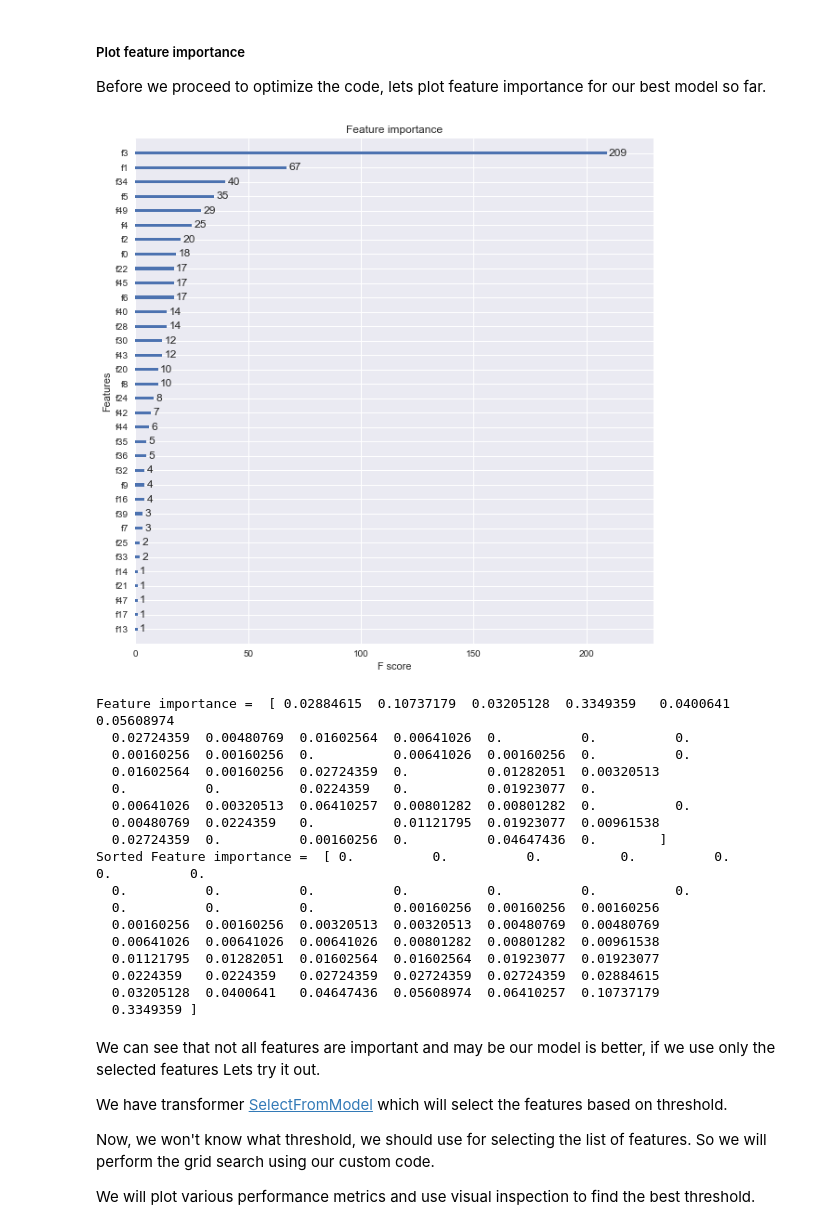
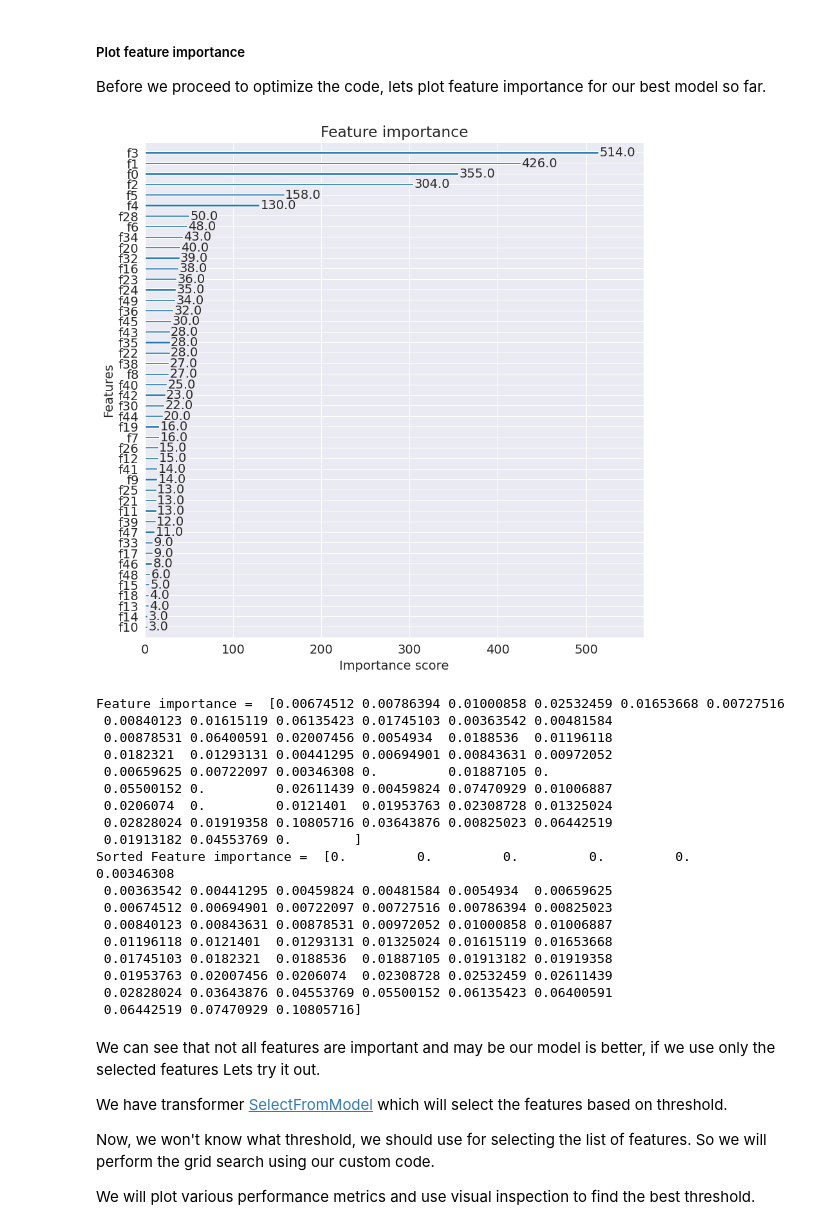
Before and after one commit to satyam20175225/Bank-Term-Deposit-Predictor, a Jupyter notebook: subscription_prediction.ipynb, the cells around one changed output. Cells and saved outputs as stored; diff of their text form; code cells hidden in the pictures.

```diff
--- a/subscription_prediction.ipynb
+++ b/subscription_prediction.ipynb
@@ -807,8 +514,8 @@ original one i.e LabelEncoder but with the signature of fit and transform differ
 # %%
-## custom LabelEncoder as the org doesn't work
+## custom LabelEncoder
 class MyLabelEncoder(preprocessing.LabelEncoder):
     """
-     custom LabelEncoder as the org doesn't work with the pipeline
+     custom LabelEncoder
     """
     def fit_transform(self, X, y=None):
         return super(MyLabelEncoder, self).fit_transform(X)
@@ -1300,14 +938,12 @@ def find_cv_model_predict(xgb_model, X, y, weight=1):
     # get prediction
     y_proba = cross_val_predict(
                 xgb_model, X, y, cv=3, method="predict_proba",
-                fit_params={'eval_metric':'auc',
-                           'sample_weight':y_wts})
+                params={'sample_weight':y_wts})
 
     # get probabilies
     y_pred = cross_val_predict(
                 xgb_model, X, y, cv=3, method="predict",
-                fit_params={'eval_metric':'auc',
-                           'sample_weight':y_wts})
+                params={'sample_weight':y_wts})
 
     # result
     res = {
@@ -1333,7 +969,7 @@ We will use the helper function find_cv_model_predict which uses cross validatio
 # we would like to split it using the stratified samples so that all the representative of each class is there
 X_train, X_test, y_train, y_test = train_test_split(X, y, stratify=y, test_size=0.3, random_state=0)
 
-xgb_model = create_xgb_clf({'scale_pos_weight':1})
+xgb_model = create_xgb_clf({'scale_pos_weight':1, 'eval_metric': 'logloss'})
 
 
 # use cross validation to find best model
@@ -1558,55 +1187,44 @@ We will classify using the important features to remove the noise.
 
 Before we proceed to optimize the code, lets plot feature importance for our best model so far.
 # %%
-
-
-
-
-#xgb_model.fit(X_train, y_train, eval_metric='auc')
-
 # get the best model with respect to recall
 best_weight = 1000
 xgb_model_best_sofar = xgb_models[best_weight]
 
-# fit the whole training set. We will later run for the better model later, but for now. Lets go with it.
-xgb_model_best_sofar.fit(X_train, y_train, eval_metric='auc')
-
+# FIX: Removed the deprecated eval_metric from the fit function
+xgb_model_best_sofar.fit(X_train, y_train)
 
 # fit the model just in case
 fig = plt.figure(figsize=(10,10))
 
 ax1 = fig.add_subplot(1,1,1)
 
 plot_importance(xgb_model_best_sofar, ax=ax1)
 
-
-# need graph viz package
-#ax2 = fig.add_subplot(1,2,2)
-#plot_tree(xgb_model, ax=ax2)
-
 plt.show()
 
 print("Feature importance = ", xgb_model_best_sofar.feature_importances_)
 print("Sorted Feature importance = ", np.sort(xgb_model_best_sofar.feature_importances_))
 # %% [output]
-[figure, old version]
+[figure, new version]
-Feature importance =  [ 0.02884615  0.10737179  0.03205128  0.3349359   0.0400641   0.05608974
-  0.02724359  0.00480769  0.01602564  0.00641026  0.          0.          0.
-  0.00160256  0.00160256  0.          0.00641026  0.00160256  0.          0.
-  0.01602564  0.00160256  0.02724359  0.          0.01282051  0.00320513
-  0.          0.          0.0224359   0.          0.01923077  0.
-  0.00641026  0.00320513  0.06410257  0.00801282  0.00801282  0.          0.
-  0.00480769  0.0224359   0.          0.01121795  0.01923077  0.00961538
-  0.02724359  0.          0.00160256  0.          0.04647436  0.        ]
-Sorted Feature importance =  [ 0.          0.          0.          0.          0.          0.          0.
-  0.          0.          0.          0.          0.          0.          0.
-  0.          0.          0.          0.00160256  0.00160256  0.00160256
-  0.00160256  0.00160256  0.00320513  0.00320513  0.00480769  0.00480769
-  0.00641026  0.00641026  0.00641026  0.00801282  0.00801282  0.00961538
-  0.01121795  0.01282051  0.01602564  0.01602564  0.01923077  0.01923077
-  0.0224359   0.0224359   0.02724359  0.02724359  0.02724359  0.02884615
-  0.03205128  0.0400641   0.04647436  0.05608974  0.06410257  0.10737179
-  0.3349359 ]
+Feature importance =  [0.00674512 0.00786394 0.01000858 0.02532459 0.01653668 0.00727516
+ 0.00840123 0.01615119 0.06135423 0.01745103 0.00363542 0.00481584
+ 0.00878531 0.06400591 0.02007456 0.0054934  0.0188536  0.01196118
+ 0.0182321  0.01293131 0.00441295 0.00694901 0.00843631 0.00972052
+ 0.00659625 0.00722097 0.00346308 0.         0.01887105 0.
+ 0.05500152 0.         0.02611439 0.00459824 0.07470929 0.01006887
+ 0.0206074  0.         0.0121401  0.01953763 0.02308728 0.01325024
+ 0.02828024 0.01919358 0.10805716 0.03643876 0.00825023 0.06442519
+ 0.01913182 0.04553769 0.        ]
+Sorted Feature importance =  [0.         0.         0.         0.         0.         0.00346308
+ 0.00363542 0.00441295 0.00459824 0.00481584 0.0054934  0.00659625
+ 0.00674512 0.00694901 0.00722097 0.00727516 0.00786394 0.00825023
+ 0.00840123 0.00843631 0.00878531 0.00972052 0.01000858 0.01006887
+ 0.01196118 0.0121401  0.01293131 0.01325024 0.01615119 0.01653668
+ 0.01745103 0.0182321  0.0188536  0.01887105 0.01913182 0.01919358
+ 0.01953763 0.02007456 0.0206074  0.02308728 0.02532459 0.02611439
+ 0.02828024 0.03643876 0.04553769 0.05500152 0.06135423 0.06400591
+ 0.06442519 0.07470929 0.10805716]
 # %% [markdown]
 We can see that not all features are important and may be our model is better, if we use only the selected features
 Lets try it out.
```
Also changed, not shown: parts of 64 cells of this notebook.
